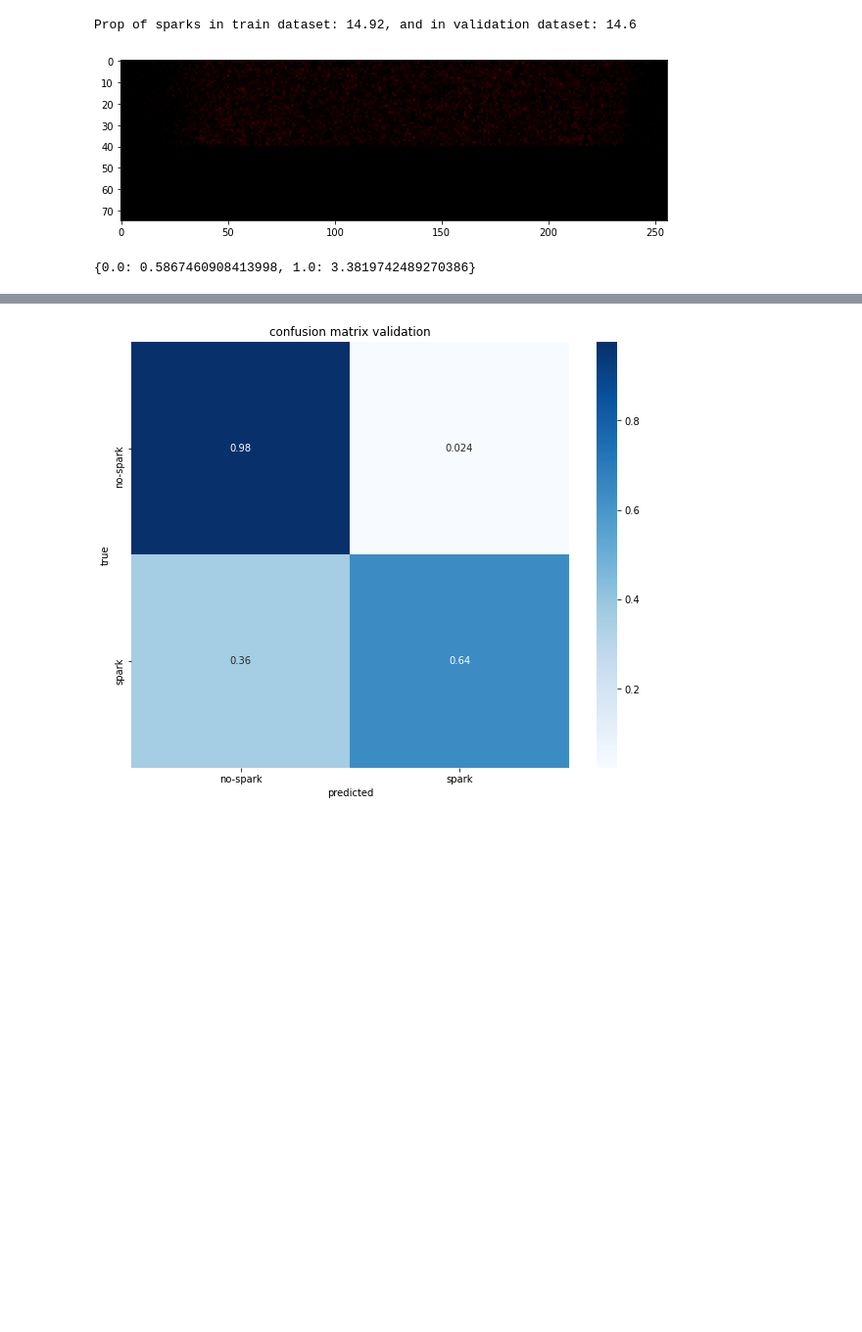
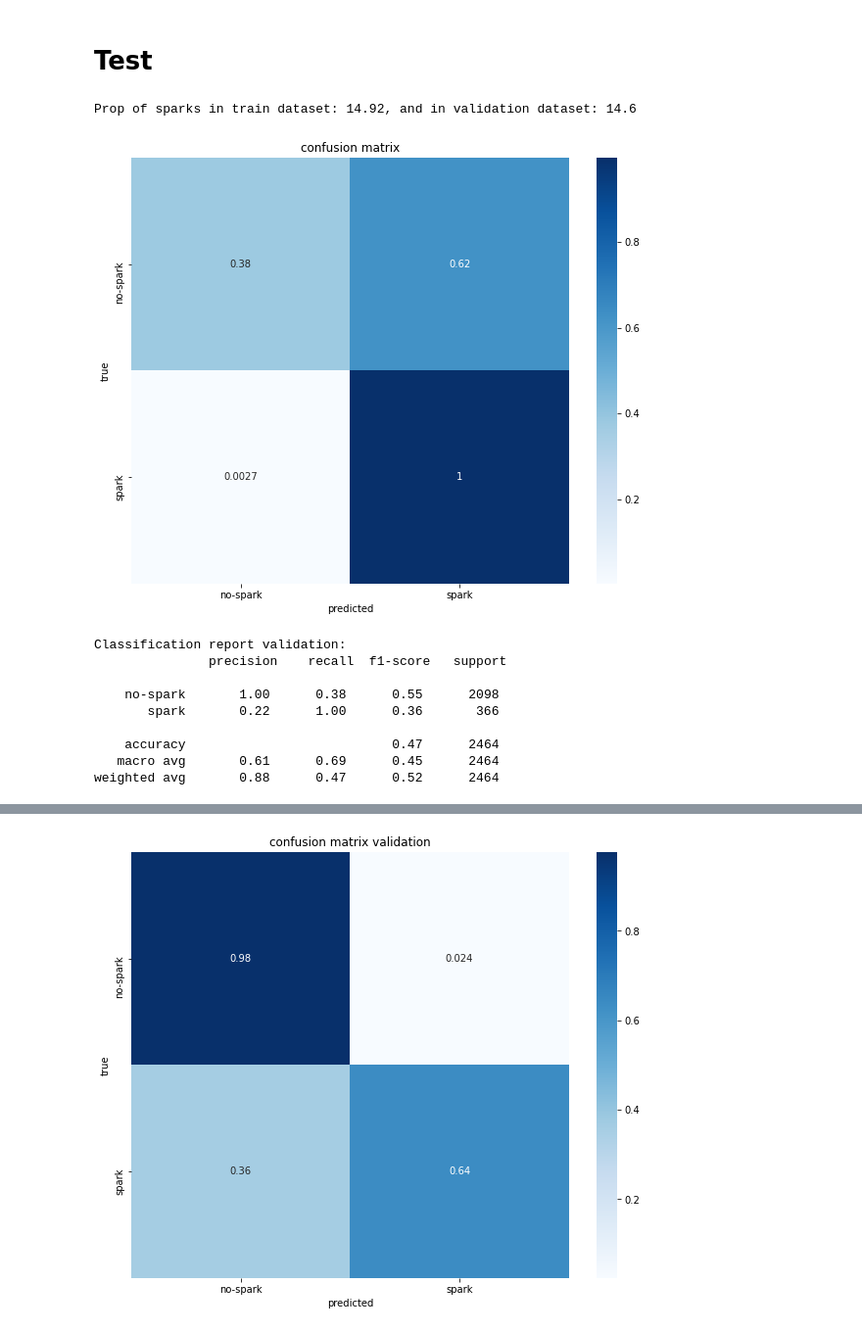
Before and after one commit to raulbenitez/DEEPCARDIO, a Jupyter notebook: sparks/train/inception.ipynb, the cells around one changed output, grey strips where cells are left out. Shown at 98% size. Saved outputs shown, nothing was run; the diff lists cells and outputs as text; code cells hidden in the pictures; blank space fills up the shorter version.

```diff
--- a/sparks/train/inception.ipynb
+++ b/sparks/train/inception.ipynb
@@ -28,21 +169,23 @@ filesPath = 'drive/MyDrive/tfm/DEEPCARDIO_drive/sparks/train/'
+# %% [markdown]
+# Test
 # %%
-X_train, Y_train, X_test, Y_test = load_data(classesFromFile=True, imageFolder='drive/MyDrive/tfm/DEEPCARDIO_drive/_datasets/deepcardio/170215_RyR-GFP30_RO_01_Serie2_SPARKS-calcium', gaussianFilter=False)
-X_train, X_valid, Y_train, Y_valid = train_test_split(X_train, Y_train, test_size=0.2, random_state=1)
+# ../../_datasets/deepcardio/170215_RyR-GFP30_RO_01_Serie2_SPARKS-calcium
+X_train, Y_train, X_test, Y_test = load_data(classesFromFile=True, imageId='170215_RyR-GFP30_RO_01_Serie2_SPARKS-calcium',
+                                             datasetsPath='drive/MyDrive/tfm/DEEPCARDIO_drive/_datasets/deepcardio/', gaussianFilter=False)
+# X_train, X_valid, Y_train, Y_valid = train_test_split(X_train, Y_train, test_size=0.2, random_state=1)
+X = np.concatenate((X_train, X_test))
+Y = np.concatenate((Y_train, Y_test))
+
+Y_pred = evaluate_prediction(trainID, X, Y)
 # %% [output]
 Prop of sparks in train dataset: 14.92, and in validation dataset: 14.6
+[figure, added]
+Classification report validation:
+               precision    recall  f1-score   support
+
+    no-spark       1.00      0.38      0.55      2098
+       spark       0.22      1.00      0.36       366
+
+    accuracy                           0.47      2464
+   macro avg       0.61      0.69      0.45      2464
+weighted avg       0.88      0.47      0.52      2464
-# %%
-import matplotlib.pyplot as plt
-import cv2
-
-plt.figure(figsize=(10, 5))
-plt.imshow(cv2.cvtColor(X_train[0], cv2.COLOR_BGR2RGB))
-plt.show()
-# %% [output]
-[figure, removed]
-# %%
-from sklearn.utils.class_weight import compute_class_weight
-weight_array = compute_class_weight('balanced', np.unique(Y_train), Y_train.argmax(axis=-1))
-weight_dict = dict(zip(np.unique(Y_train), weight_array))
-weight_dict
-# %% [output]
-{0.0: 0.5867460908413998, 1.0: 3.3819742489270386}
```
Also changed, not shown: parts of 15 cells of this notebook.
